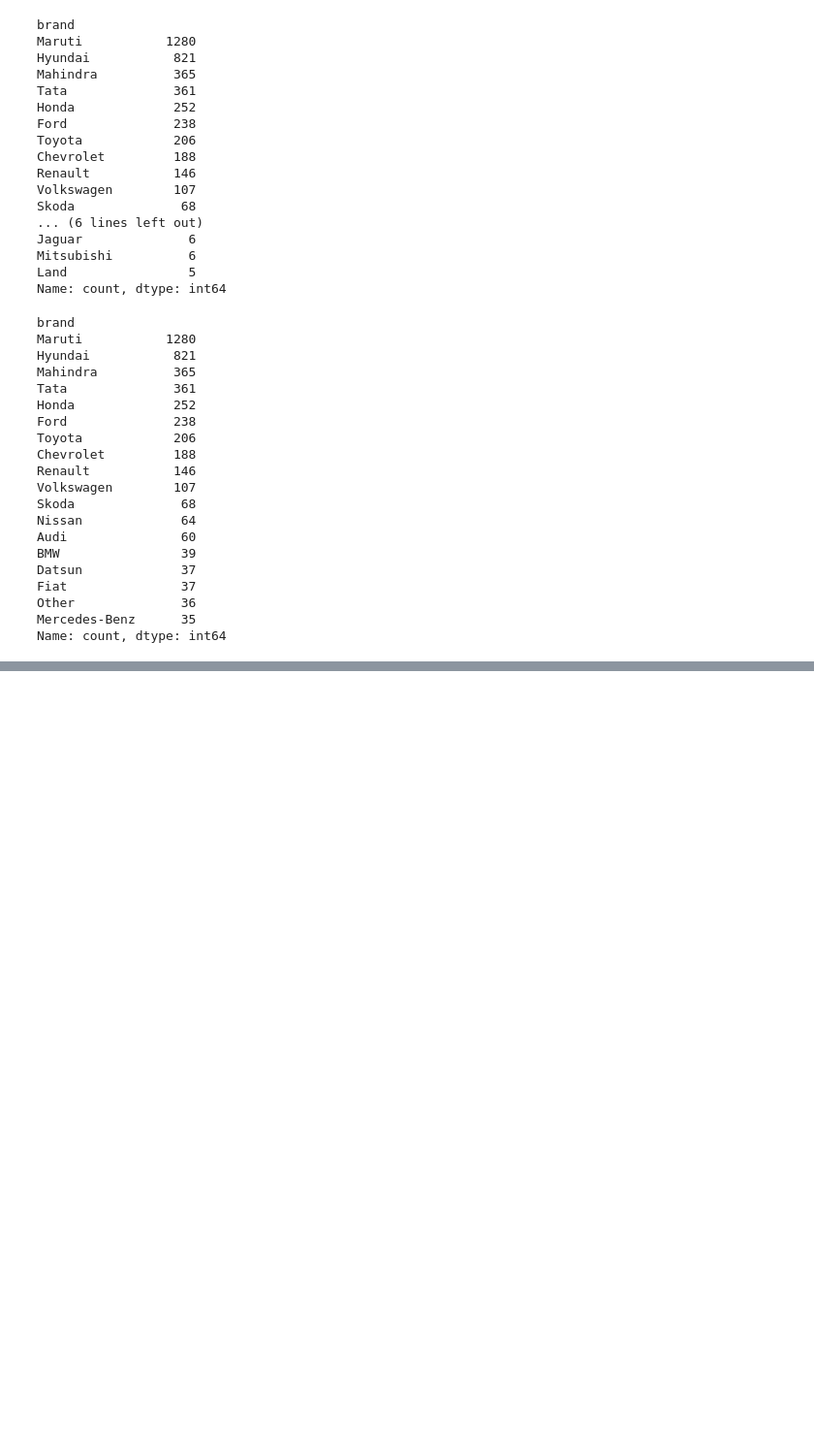
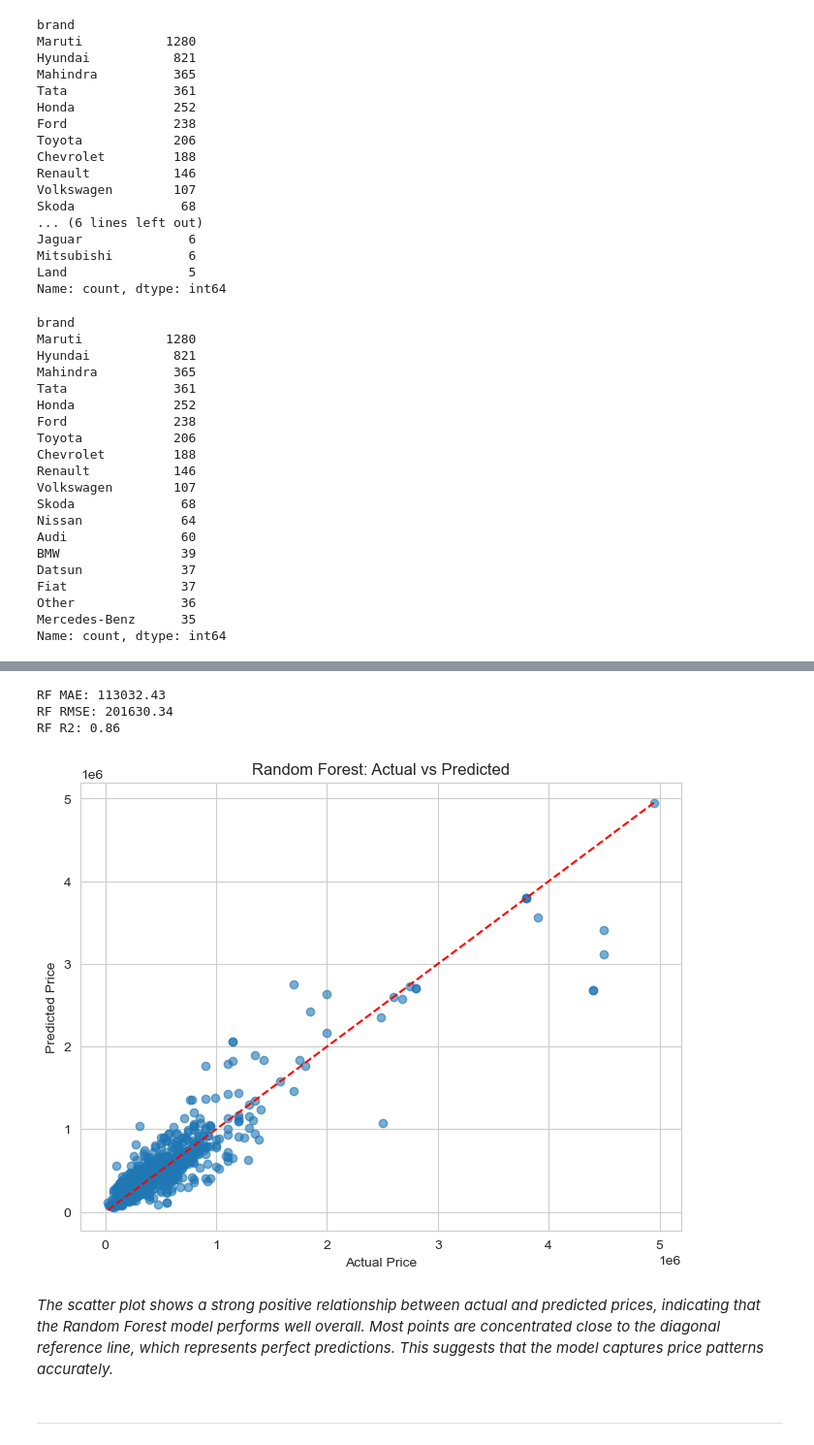
Before and after one commit to HectorAyusoMartin/used-car-price-ml, a Jupyter notebook: notebooks/EDA+experimentation+modeling.ipynb, the cells around one changed output, grey strips where cells are left out. Shown: that part at 97% size. Drawn from its saved outputs; the diff is of its cells as text; code cells hidden in the pictures; blank space fills up the shorter version.

Commit message:
finalizado modeling , y tabla comparativa de modelos

```diff
--- a/notebooks/EDA+experimentation+modeling.ipynb
+++ b/notebooks/EDA+experimentation+modeling.ipynb
@@ -382,0 +459,2 @@ Name: count, dtype: int64
+# %%
+model.fit(X_train,y_train)
@@ -382,0 +502,15 @@ Name: count, dtype: int64
+# %%
+#Second model: Random Forest Regressor. I'm going to use the same preprocesor in the new pipeline.
+
+from sklearn.ensemble import RandomForestRegressor
+
+rf_model = Pipeline(steps=[
+    ("preprocessor",preprocessor),
+    ("regressor", RandomForestRegressor(
+        n_estimators=100,
+        random_state=7,
+        n_jobs=-1
+    ))
+])
+# %%
+rf_model.fit(X_train,y_train)
@@ -382,0 +529,40 @@ Name: count, dtype: int64
+# %%
+rf_model_preds = rf_model.predict(X_test)
+# %%
+#Metrics:
+
+rf_mae = mean_absolute_error(y_test,rf_model_preds)
+rf_rmse = np.sqrt(mean_squared_error(y_test,rf_model_preds))
+rf_r2 = r2_score(y_test,rf_model_preds)
+
+print("RF MAE:" , round(rf_mae,2))
+print("RF RMSE:" , round(rf_rmse,2))
+print("RF R2:", round(rf_r2, 2))
+# %% [output]
+RF MAE: 113032.43
+RF RMSE: 201630.34
+RF R2: 0.86
+# %%
+#Strong improvement. Comparative graphs.
+fig, ax = plt.subplots(figsize=(8, 6))
+
+ax.scatter(y_test, rf_model_preds, alpha=0.6)
+
+ax.plot(
+    [y_test.min(), y_test.max()],
+    [y_test.min(), y_test.max()],
+    color="red",
+    linestyle="--"
+)
+
+ax.set_xlabel("Actual Price")
+ax.set_ylabel("Predicted Price")
+ax.set_title("Random Forest: Actual vs Predicted")
+
+plt.show()
+# %% [output]
+[figure, added]
+# %% [markdown]
+*The scatter plot shows a strong positive relationship between actual and predicted prices, indicating that the Random Forest model performs well overall. Most points are concentrated close to the diagonal reference line, which represents perfect predictions. This suggests that the model captures price patterns accurately.*
+# %% [markdown]
+---
```
Also changed, not shown: parts of 34 cells of this notebook, 8 other files.
